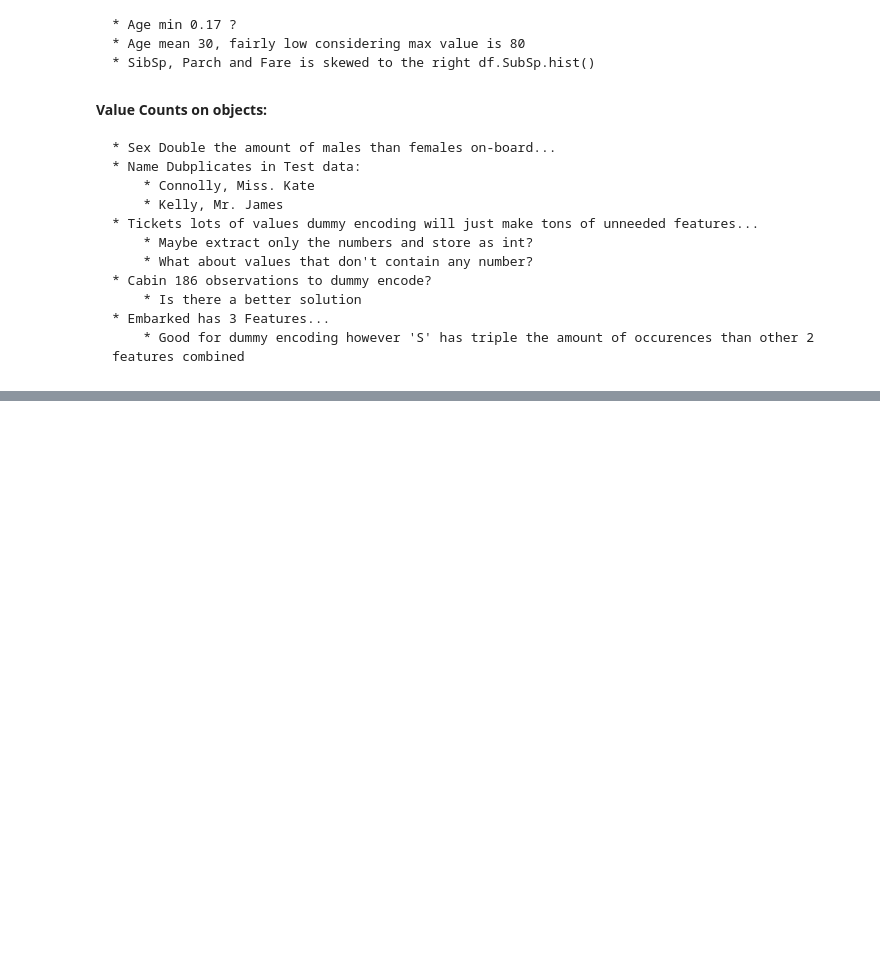
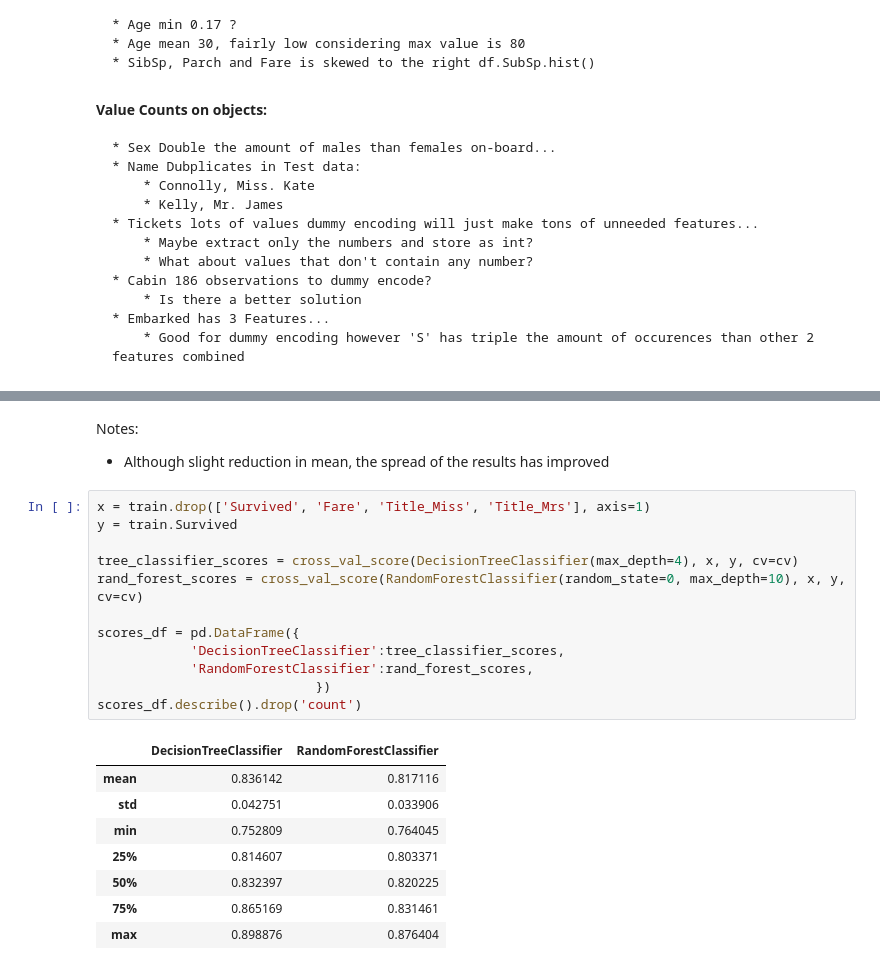
Before and after one commit to christopherfick/titanic, a Jupyter notebook: main.ipynb, the cells around one changed output, grey strips where cells are left out. Drawn from its saved outputs; the diff is of its cells as text; blank space fills up the shorter version.

```diff
--- a/main.ipynb
+++ b/main.ipynb
@@ -138,0 +153,24 @@ scores_df.describe()
+# %% [markdown]
+Notes:
+* Although slight reduction in mean, the spread of the results has improved
+# %%
+x = train.drop(['Survived', 'Fare', 'Title_Miss', 'Title_Mrs'], axis=1)
+y = train.Survived
+
+tree_classifier_scores = cross_val_score(DecisionTreeClassifier(max_depth=4), x, y, cv=cv)
+rand_forest_scores = cross_val_score(RandomForestClassifier(random_state=0, max_depth=10), x, y, cv=cv)
+
+scores_df = pd.DataFrame({
+            'DecisionTreeClassifier':tree_classifier_scores,
+            'RandomForestClassifier':rand_forest_scores,
+                            })
+scores_df.describe().drop('count')
+# %% [output]
+|  | DecisionTreeClassifier | RandomForestClassifier |
+| mean | 0.836142 | 0.817116 |
+| std | 0.042751 | 0.033906 |
+| min | 0.752809 | 0.764045 |
+| 25% | 0.814607 | 0.803371 |
+| 50% | 0.832397 | 0.820225 |
+| 75% | 0.865169 | 0.831461 |
+| max | 0.898876 | 0.876404 |
```
Also changed, not shown: parts of 8 cells of this notebook.
